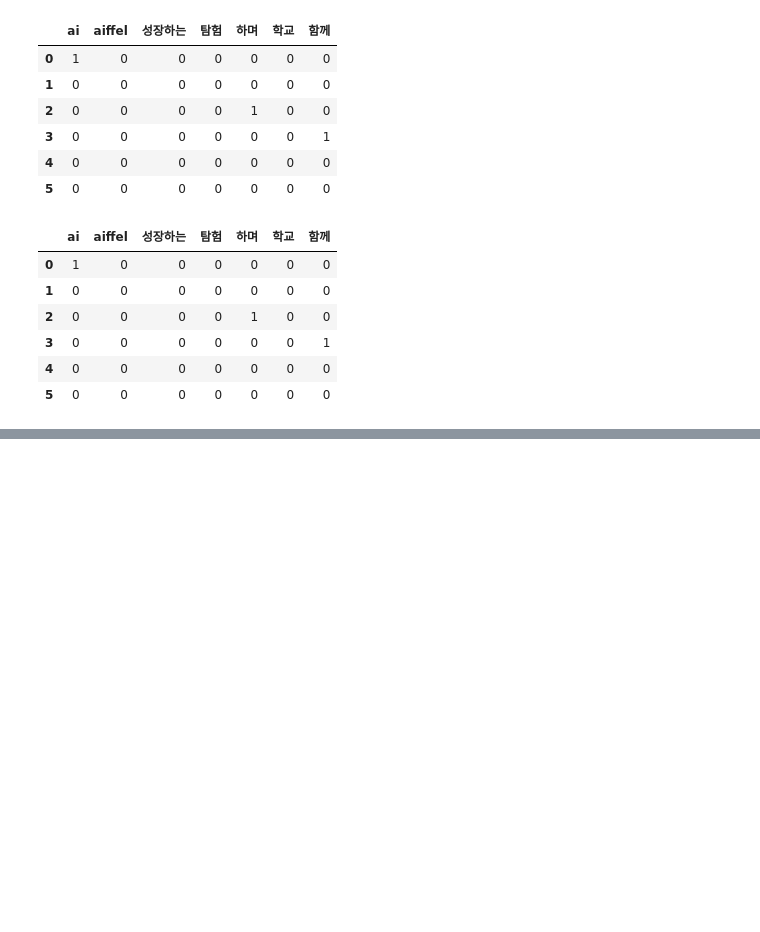
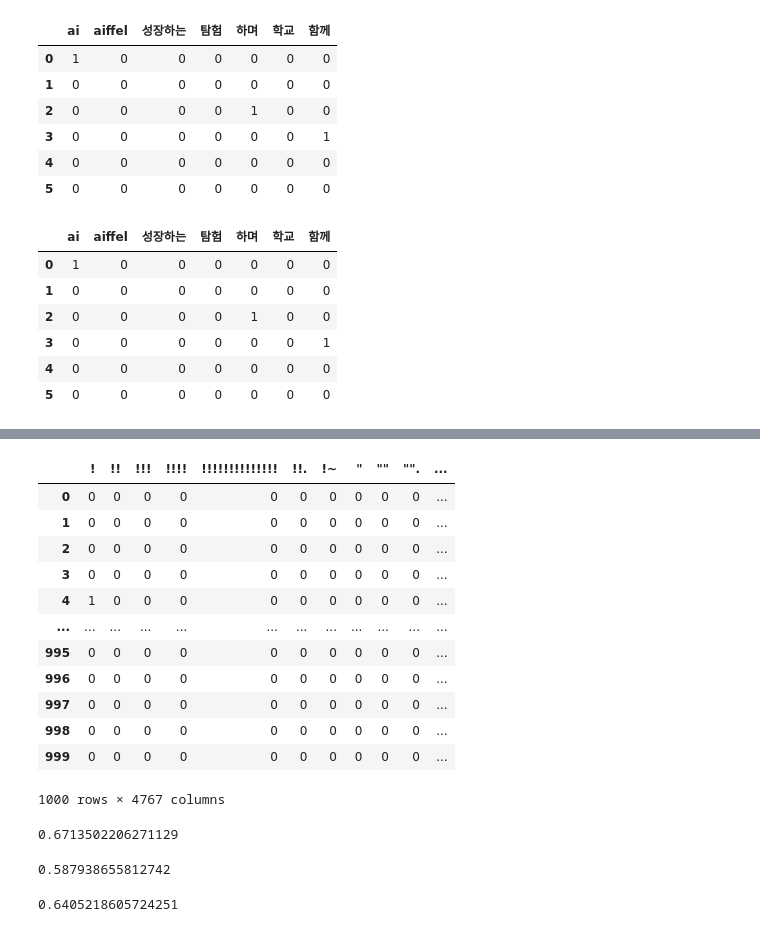
Before and after one commit to lys678/AIFFEL_Online_Quest, a Jupyter notebook: ML_With_Python/머신러닝_기초_노드8_자연어처리.ipynb, the cells around one changed output, grey strips where cells are left out. Saved outputs shown, nothing was run; the diff lists cells and outputs as text; code cells hidden in the pictures; blank space fills up the shorter version.

```diff
--- a/ML_With_Python/머신러닝_기초_노드8_자연어처리.ipynb
+++ b/ML_With_Python/머신러닝_기초_노드8_자연어처리.ipynb
@@ -165,0 +252,50 @@ pd.DataFrame(test_t.toarray(), columns=vect.get_feature_names_out())
+# %%
+# 토큰화
+vect = CountVectorizer(tokenizer = tokenizer.morphs)
+vectors = vect.fit_transform(df['document'])
+
+# 어희와 피처 (데이터 프레임)
+pd.DataFrame(vectors.toarray(), columns=vect.get_feature_names_out())
+# %% [output]
+|  | ! | !! | !!! | !!!! | !!!!!!!!!!!!!! | !!. | !~ | " | "" | "". | ... |
+| 0 | 0 | 0 | 0 | 0 | 0 | 0 | 0 | 0 | 0 | 0 | ... |
+| 1 | 0 | 0 | 0 | 0 | 0 | 0 | 0 | 0 | 0 | 0 | ... |
+| 2 | 0 | 0 | 0 | 0 | 0 | 0 | 0 | 0 | 0 | 0 | ... |
+| 3 | 0 | 0 | 0 | 0 | 0 | 0 | 0 | 0 | 0 | 0 | ... |
+| 4 | 1 | 0 | 0 | 0 | 0 | 0 | 0 | 0 | 0 | 0 | ... |
+| ... | ... | ... | ... | ... | ... | ... | ... | ... | ... | ... | ... |
+| 995 | 0 | 0 | 0 | 0 | 0 | 0 | 0 | 0 | 0 | 0 | ... |
+| 996 | 0 | 0 | 0 | 0 | 0 | 0 | 0 | 0 | 0 | 0 | ... |
+| 997 | 0 | 0 | 0 | 0 | 0 | 0 | 0 | 0 | 0 | 0 | ... |
+| 998 | 0 | 0 | 0 | 0 | 0 | 0 | 0 | 0 | 0 | 0 | ... |
+| 999 | 0 | 0 | 0 | 0 | 0 | 0 | 0 | 0 | 0 | 0 | ... |
+1000 rows × 4767 columns
+# %%
+# 머신러닝, 지도학습 분류 랜덤포레스트
+from sklearn.ensemble import RandomForestClassifier
+from sklearn.model_selection import cross_val_score
+
+model = RandomForestClassifier(random_state=2023 )
+cross_val_score(model, vectors, df['label'], scoring='f1', cv=5).mean()
+# 0.6713502206271129
+# %% [output]
+0.6713502206271129
+# %%
+# 머신러닝, 지도학습 분류 의사결정트리
+from sklearn.tree import DecisionTreeClassifier
+from sklearn.model_selection import cross_val_score
+
+model = DecisionTreeClassifier(random_state=2023 )
+cross_val_score(model, vectors, df['label'], scoring='f1', cv=5).mean()
+# 0.587938655812742
+# %% [output]
+0.587938655812742
+# %%
+# 머신러닝, 지도학습 분류 XGBoost
+from xgboost import XGBClassifier
+from sklearn.model_selection import cross_val_score
+
+model = XGBClassifier(random_state=2023)
+cross_val_score(model, vectors, df['label'], scoring='f1', cv=5).mean()
+# %% [output]
+0.6405218605724251
```
Also changed, not shown: parts of 12 cells of this notebook.
